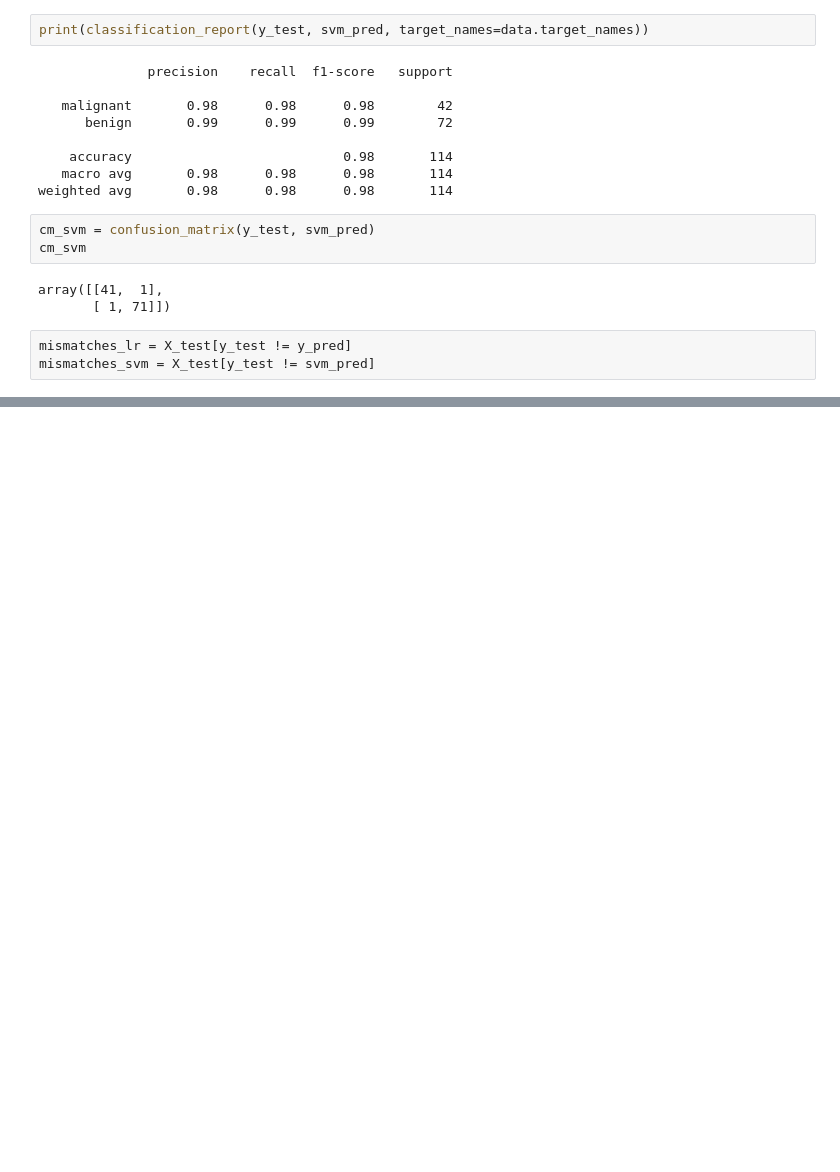
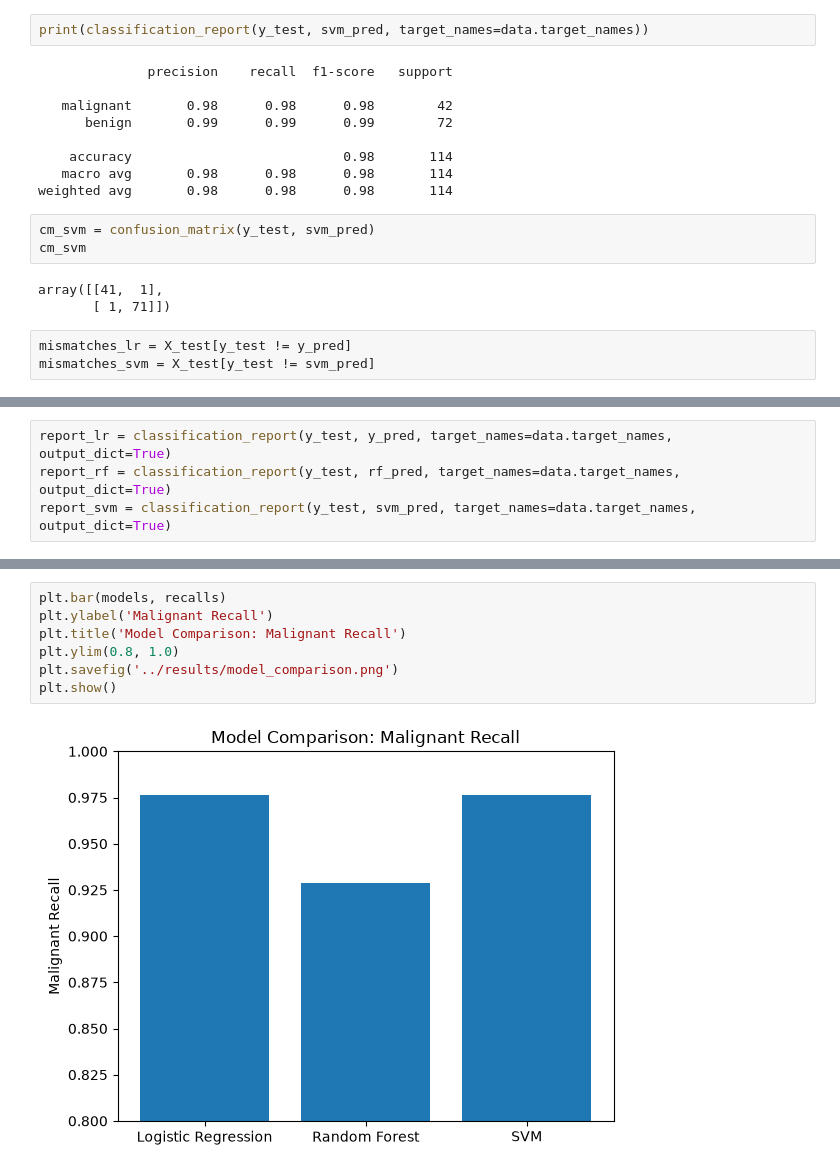
Before and after one commit to Sujay709/breast-cancer-classifier, a Jupyter notebook: notebooks/exploration.ipynb, the cells around one changed output, grey strips where cells are left out. Drawn from its saved outputs; the diff is of its cells as text; blank space fills up the shorter version.

```diff
--- a/notebooks/exploration.ipynb
+++ b/notebooks/exploration.ipynb
@@ -229,0 +246,4 @@ import
+# %%
+report_lr = classification_report(y_test, y_pred, target_names=data.target_names, output_dict=True)
+report_rf = classification_report(y_test, rf_pred, target_names=data.target_names, output_dict=True)
+report_svm = classification_report(y_test, svm_pred, target_names=data.target_names, output_dict=True)
@@ -229,0 +259,9 @@ import
+# %%
+plt.bar(models, recalls)
+plt.ylabel('Malignant Recall')
+plt.title('Model Comparison: Malignant Recall')
+plt.ylim(0.8, 1.0)
+plt.savefig('../results/model_comparison.png')
+plt.show()
+# %% [output]
+[figure, added]
```
Also changed, not shown: parts of 3 cells of this notebook.
